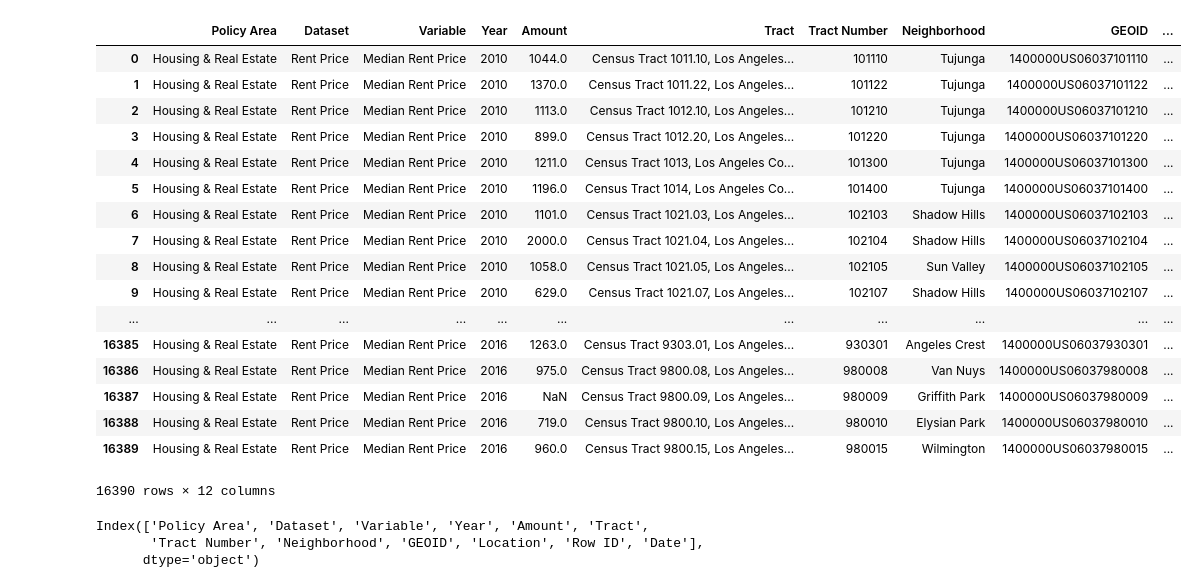
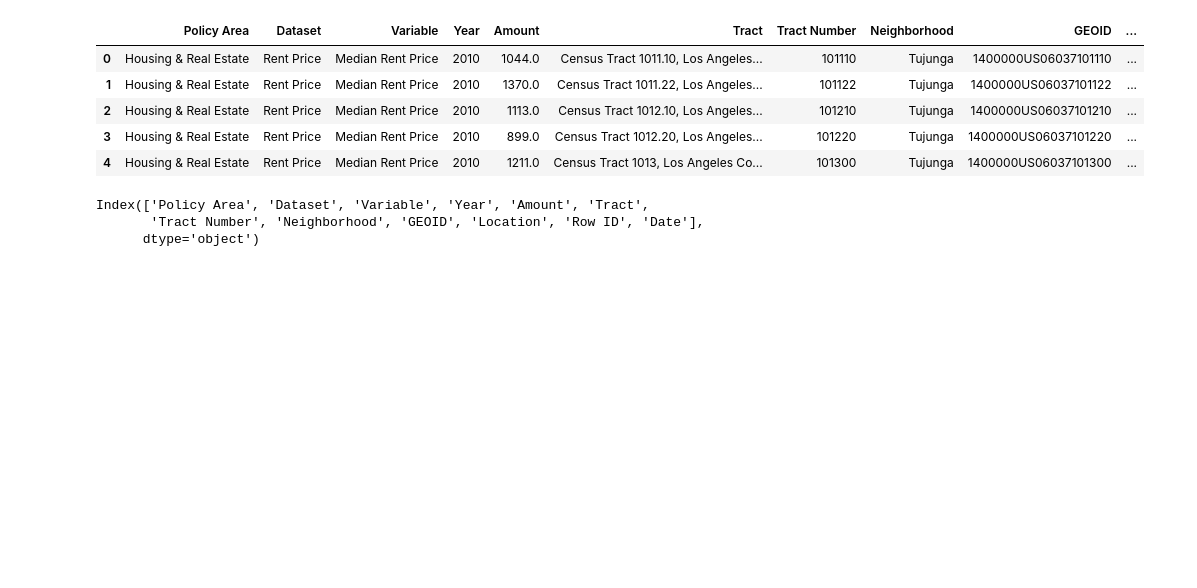
Before and after one commit to RandallPark/USCGroupProj, a Jupyter notebook: Housing/HousingNotebook.ipynb, the cells around one changed output. Saved outputs shown, nothing was run; the diff lists cells and outputs as text; code cells hidden in the pictures; blank space fills up the shorter version.

Commit message:
adding the housing material

```diff
--- a/Housing/HousingNotebook.ipynb
+++ b/Housing/HousingNotebook.ipynb
@@ -9,26 +19,14 @@ import time
 housing_data = pd.read_csv('Rent_Price__LA_.csv')
 # %%
 #housing2010_df = pd.get_csv
-housing_data
+housing_data.head()
 # %% [output]
 |  | Policy Area | Dataset | Variable | Year | Amount | Tract | Tract Number | Neighborhood | GEOID | ... |
 | 0 | Housing & Real Estate | Rent Price | Median Rent Price | 2010 | 1044.0 | Census Tract 1011.10, Los Angeles... | 101110 | Tujunga | 1400000US06037101110 | ... |
 | 1 | Housing & Real Estate | Rent Price | Median Rent Price | 2010 | 1370.0 | Census Tract 1011.22, Los Angeles... | 101122 | Tujunga | 1400000US06037101122 | ... |
 | 2 | Housing & Real Estate | Rent Price | Median Rent Price | 2010 | 1113.0 | Census Tract 1012.10, Los Angeles... | 101210 | Tujunga | 1400000US06037101210 | ... |
 | 3 | Housing & Real Estate | Rent Price | Median Rent Price | 2010 | 899.0 | Census Tract 1012.20, Los Angeles... | 101220 | Tujunga | 1400000US06037101220 | ... |
 | 4 | Housing & Real Estate | Rent Price | Median Rent Price | 2010 | 1211.0 | Census Tract 1013, Los Angeles Co... | 101300 | Tujunga | 1400000US06037101300 | ... |
-| 5 | Housing & Real Estate | Rent Price | Median Rent Price | 2010 | 1196.0 | Census Tract 1014, Los Angeles Co... | 101400 | Tujunga | 1400000US06037101400 | ... |
-| 6 | Housing & Real Estate | Rent Price | Median Rent Price | 2010 | 1101.0 | Census Tract 1021.03, Los Angeles... | 102103 | Shadow Hills | 1400000US06037102103 | ... |
-| 7 | Housing & Real Estate | Rent Price | Median Rent Price | 2010 | 2000.0 | Census Tract 1021.04, Los Angeles... | 102104 | Shadow Hills | 1400000US06037102104 | ... |
-| 8 | Housing & Real Estate | Rent Price | Median Rent Price | 2010 | 1058.0 | Census Tract 1021.05, Los Angeles... | 102105 | Sun Valley | 1400000US06037102105 | ... |
-| 9 | Housing & Real Estate | Rent Price | Median Rent Price | 2010 | 629.0 | Census Tract 1021.07, Los Angeles... | 102107 | Shadow Hills | 1400000US06037102107 | ... |
-| ... | ... | ... | ... | ... | ... | ... | ... | ... | ... | ... |
-| 16385 | Housing & Real Estate | Rent Price | Median Rent Price | 2016 | 1263.0 | Census Tract 9303.01, Los Angeles... | 930301 | Angeles Crest | 1400000US06037930301 | ... |
-| 16386 | Housing & Real Estate | Rent Price | Median Rent Price | 2016 | 975.0 | Census Tract 9800.08, Los Angeles... | 980008 | Van Nuys | 1400000US06037980008 | ... |
-| 16387 | Housing & Real Estate | Rent Price | Median Rent Price | 2016 | NaN | Census Tract 9800.09, Los Angeles... | 980009 | Griffith Park | 1400000US06037980009 | ... |
-| 16388 | Housing & Real Estate | Rent Price | Median Rent Price | 2016 | 719.0 | Census Tract 9800.10, Los Angeles... | 980010 | Elysian Park | 1400000US06037980010 | ... |
-| 16389 | Housing & Real Estate | Rent Price | Median Rent Price | 2016 | 960.0 | Census Tract 9800.15, Los Angeles... | 980015 | Wilmington | 1400000US06037980015 | ... |
-16390 rows × 12 columns
 # %%
 housing_data.columns
 # %% [output]
```
Also changed, not shown: parts of 28 cells of this notebook, 8 other files.
